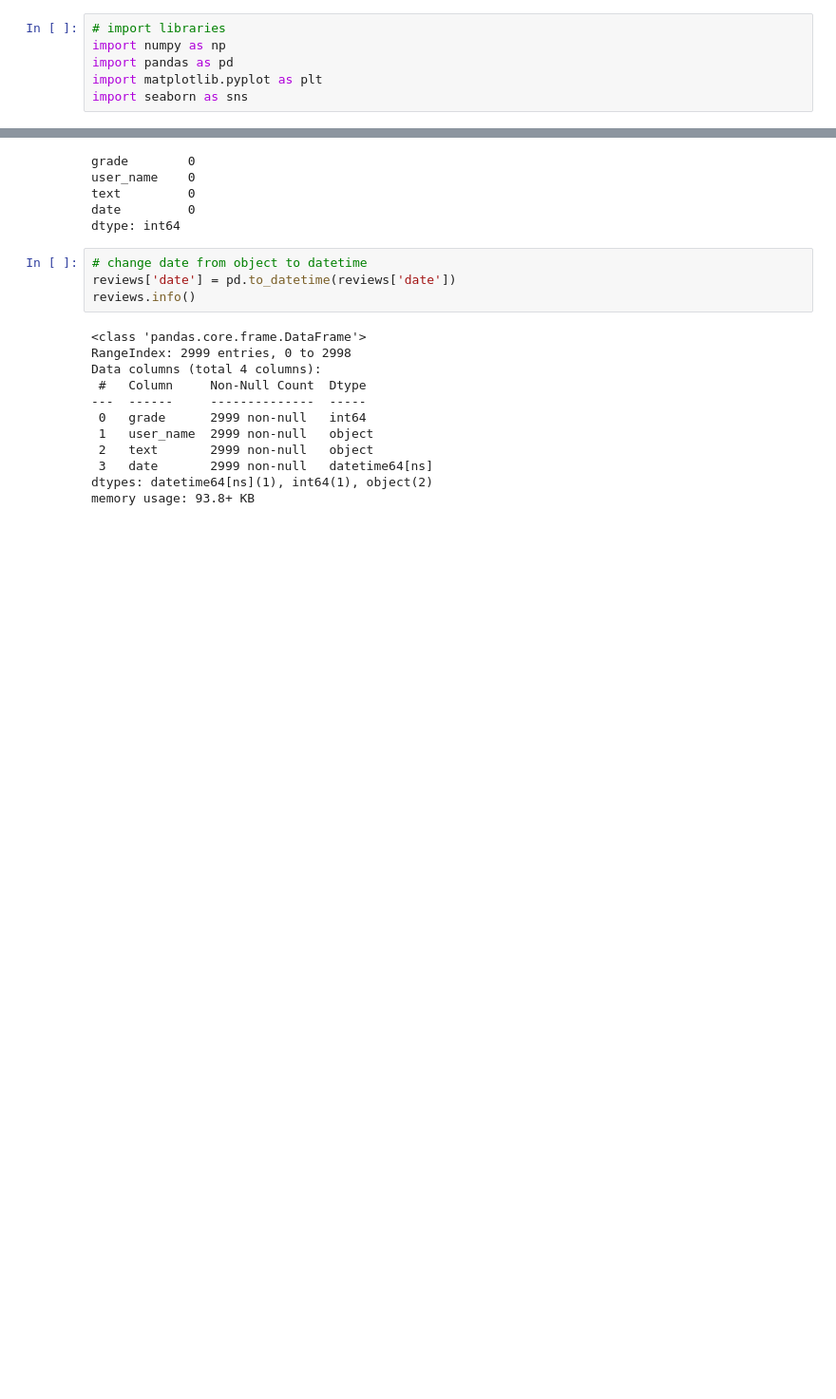
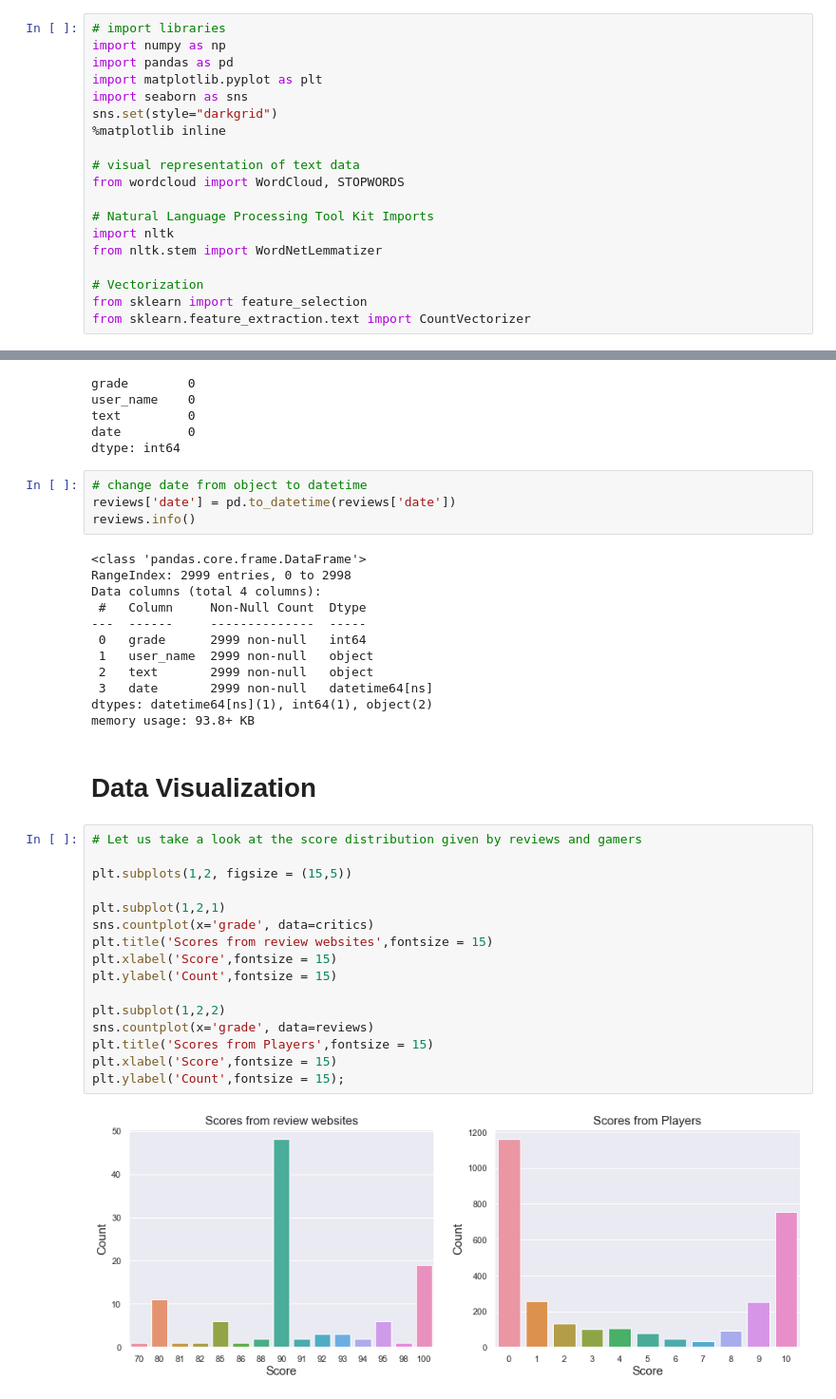
Before and after one commit to conibear/animal_crossing_reviews, a Jupyter notebook: notebook/animal_crossing.ipynb, the cells around one changed output, grey strips where cells are left out. Shown at 95% size. Cells and saved outputs as stored; diff of their text form; blank space fills up the shorter version.

```diff
--- a/notebook/animal_crossing.ipynb
+++ b/notebook/animal_crossing.ipynb
@@ -16,6 +28,19 @@ import numpy as np
 import pandas as pd
 import matplotlib.pyplot as plt
 import seaborn as sns
+sns.set(style="darkgrid")
+%matplotlib inline
+
+# visual representation of text data
+from wordcloud import WordCloud, STOPWORDS
+
+# Natural Language Processing Tool Kit Imports
+import nltk
+from nltk.stem import WordNetLemmatizer
+
+# Vectorization
+from sklearn import feature_selection
+from sklearn.feature_extraction.text import CountVectorizer
 # %%
 # load data files
 critics = pd.read_csv('data/critic.csv')
@@ -126,3 +147,23 @@ Data columns (total 4 columns):
  3   date       2999 non-null   datetime64[ns]
 dtypes: datetime64[ns](1), int64(1), object(2)
 memory usage: 93.8+ KB
+# %% [markdown]
+# Data Visualization
+# %%
+# Let us take a look at the score distribution given by reviews and gamers
+
+plt.subplots(1,2, figsize = (15,5))
+
+plt.subplot(1,2,1)
+sns.countplot(x='grade', data=critics)
+plt.title('Scores from review websites',fontsize = 15)
+plt.xlabel('Score',fontsize = 15)
+plt.ylabel('Count',fontsize = 15)
+
+plt.subplot(1,2,2)
+sns.countplot(x='grade', data=reviews)
+plt.title('Scores from Players',fontsize = 15)
+plt.xlabel('Score',fontsize = 15)
+plt.ylabel('Count',fontsize = 15);
+# %% [output]
+[figure, added]
```
Also changed, not shown: parts of 9 cells of this notebook, 1 other file.
